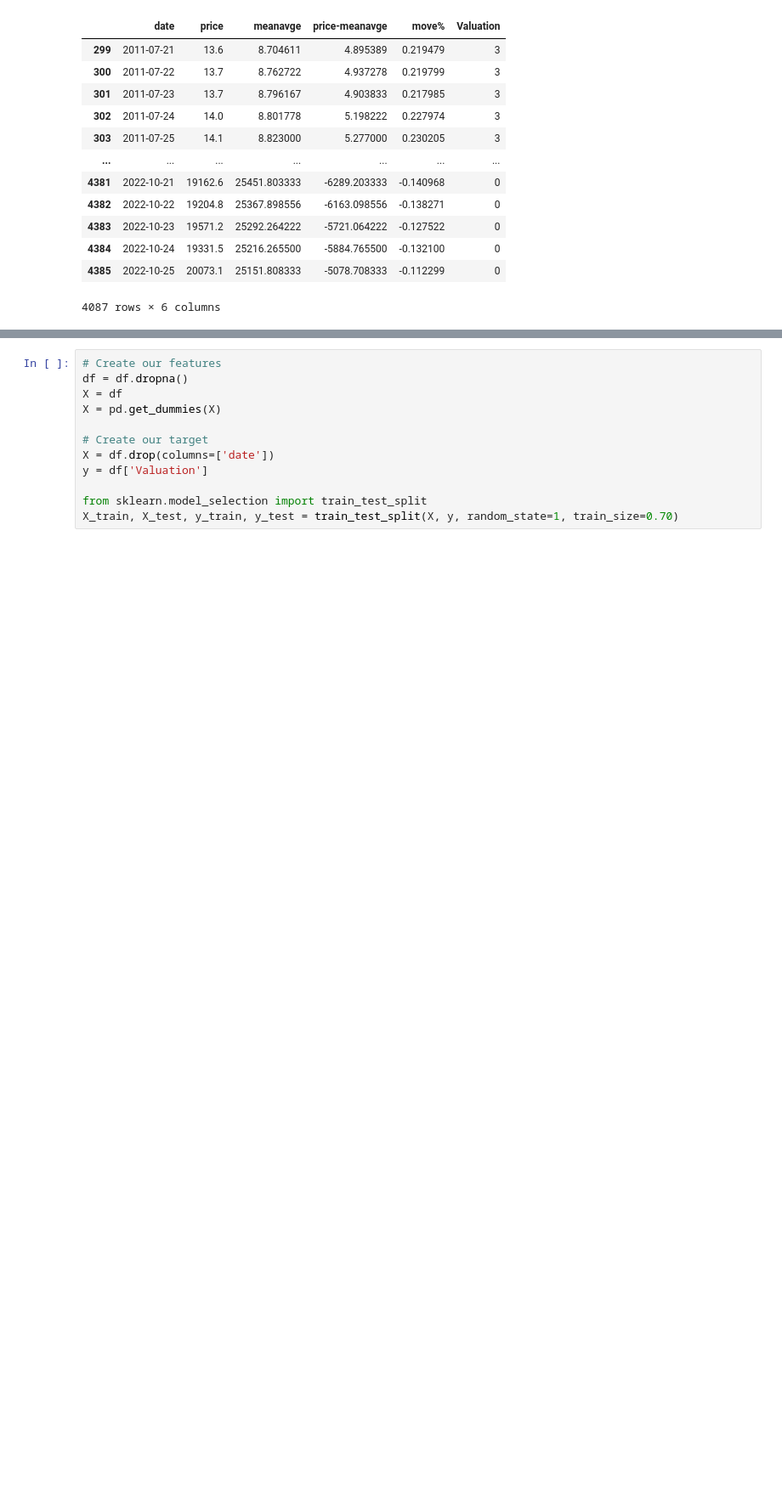
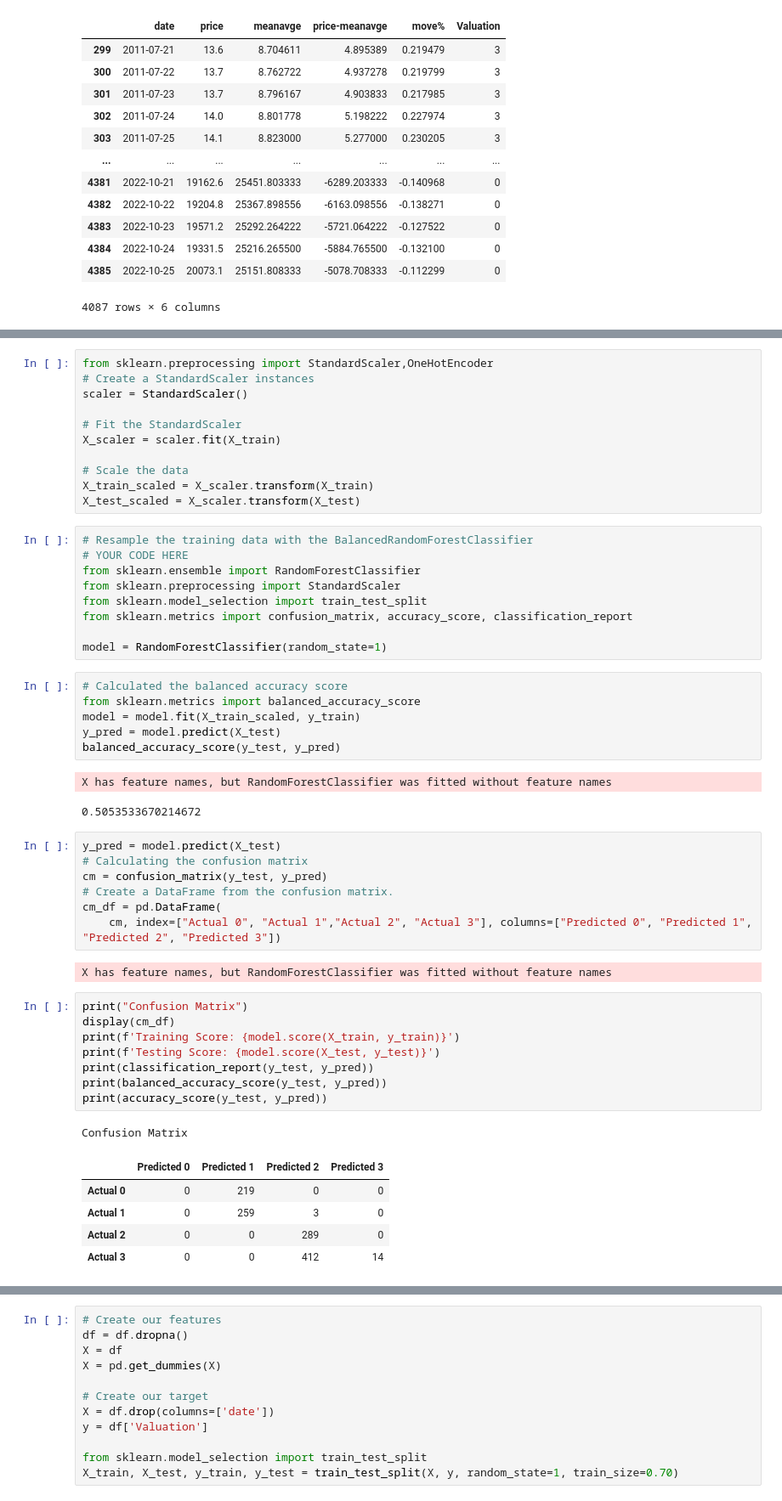
Before and after one commit to guevarch/projectchris, a Jupyter notebook: Final/Bonus BUY ZONE ML.ipynb, the cells around one changed output, grey strips where cells are left out. Shown at 85% size. Cells and saved outputs as stored; diff of their text form; blank space fills up the shorter version.

```diff
--- a/Final/Bonus BUY ZONE ML.ipynb
+++ b/Final/Bonus BUY ZONE ML.ipynb
@@ -122,0 +139,53 @@ df
+# %%
+from sklearn.preprocessing import StandardScaler,OneHotEncoder
+# Create a StandardScaler instances
+scaler = StandardScaler()
+
+# Fit the StandardScaler
+X_scaler = scaler.fit(X_train)
+
+# Scale the data
+X_train_scaled = X_scaler.transform(X_train)
+X_test_scaled = X_scaler.transform(X_test)
+# %%
+# Resample the training data with the BalancedRandomForestClassifier
+# YOUR CODE HERE
+from sklearn.ensemble import RandomForestClassifier
+from sklearn.preprocessing import StandardScaler
+from sklearn.model_selection import train_test_split
+from sklearn.metrics import confusion_matrix, accuracy_score, classification_report
+
+model = RandomForestClassifier(random_state=1)
+# %%
+# Calculated the balanced accuracy score
+from sklearn.metrics import balanced_accuracy_score
+model = model.fit(X_train_scaled, y_train)
+y_pred = model.predict(X_test)
+balanced_accuracy_score(y_test, y_pred)
+# %% [output]
+X has feature names, but RandomForestClassifier was fitted without feature names
+0.5053533670214672
+# %%
+y_pred = model.predict(X_test)
+# Calculating the confusion matrix
+cm = confusion_matrix(y_test, y_pred)
+# Create a DataFrame from the confusion matrix.
+cm_df = pd.DataFrame(
+    cm, index=["Actual 0", "Actual 1","Actual 2", "Actual 3"], columns=["Predicted 0", "Predicted 1", "Predicted 2", "Predicted 3"])
+# %% [output]
+X has feature names, but RandomForestClassifier was fitted without feature names
+# %%
+print("Confusion Matrix")
+display(cm_df)
+print(f'Training Score: {model.score(X_train, y_train)}')
+print(f'Testing Score: {model.score(X_test, y_test)}')
+print(classification_report(y_test, y_pred))
+print(balanced_accuracy_score(y_test, y_pred))
+print(accuracy_score(y_test, y_pred))
+# %% [output]
+Confusion Matrix
+|  | Predicted 0 | Predicted 1 | Predicted 2 | Predicted 3 |
+| Actual 0 | 0 | 219 | 0 | 0 |
+| Actual 1 | 0 | 259 | 3 | 0 |
+| Actual 2 | 0 | 0 | 289 | 0 |
+| Actual 3 | 0 | 0 | 412 | 14 |
```
Also changed, not shown: parts of 4 cells of this notebook, 14 other files.
